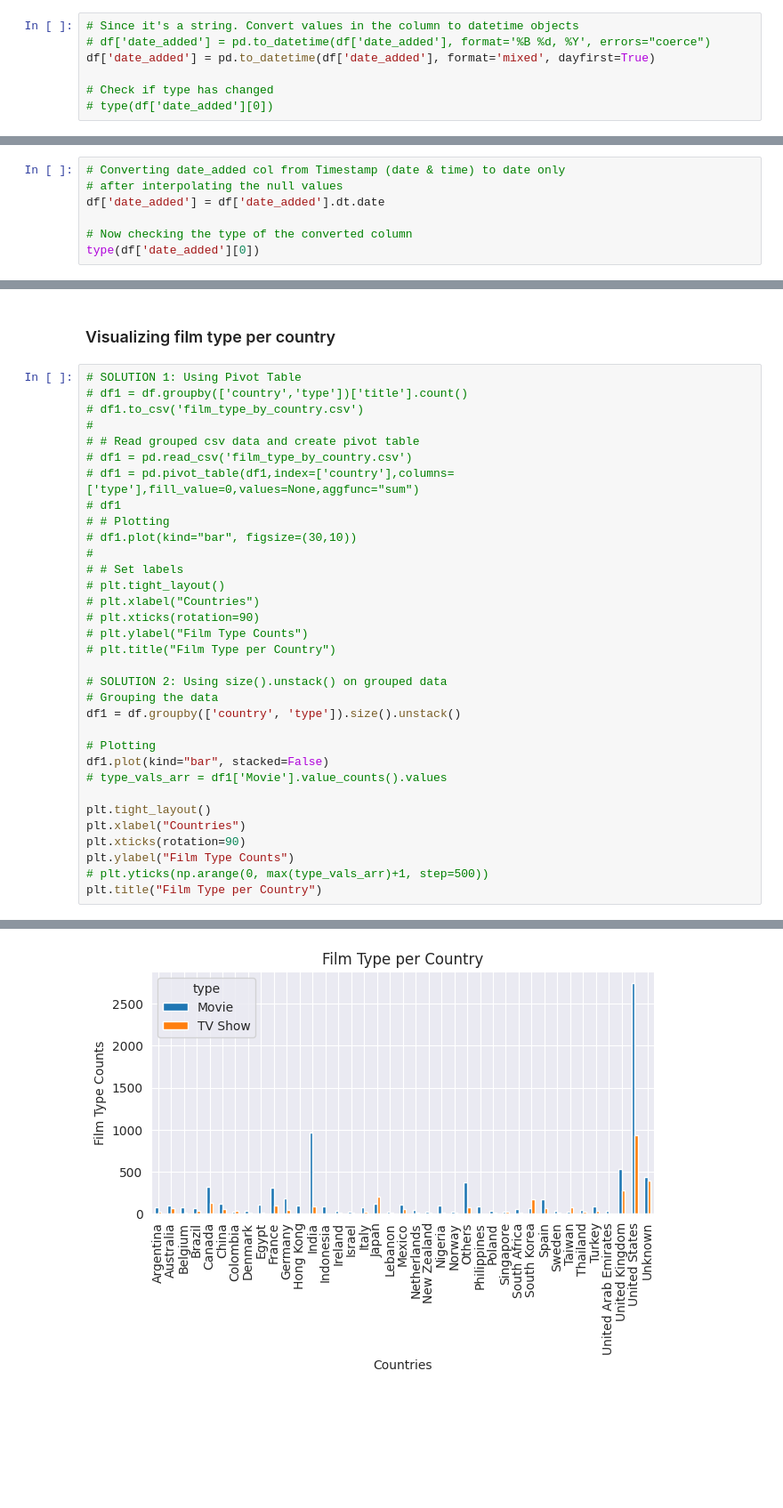
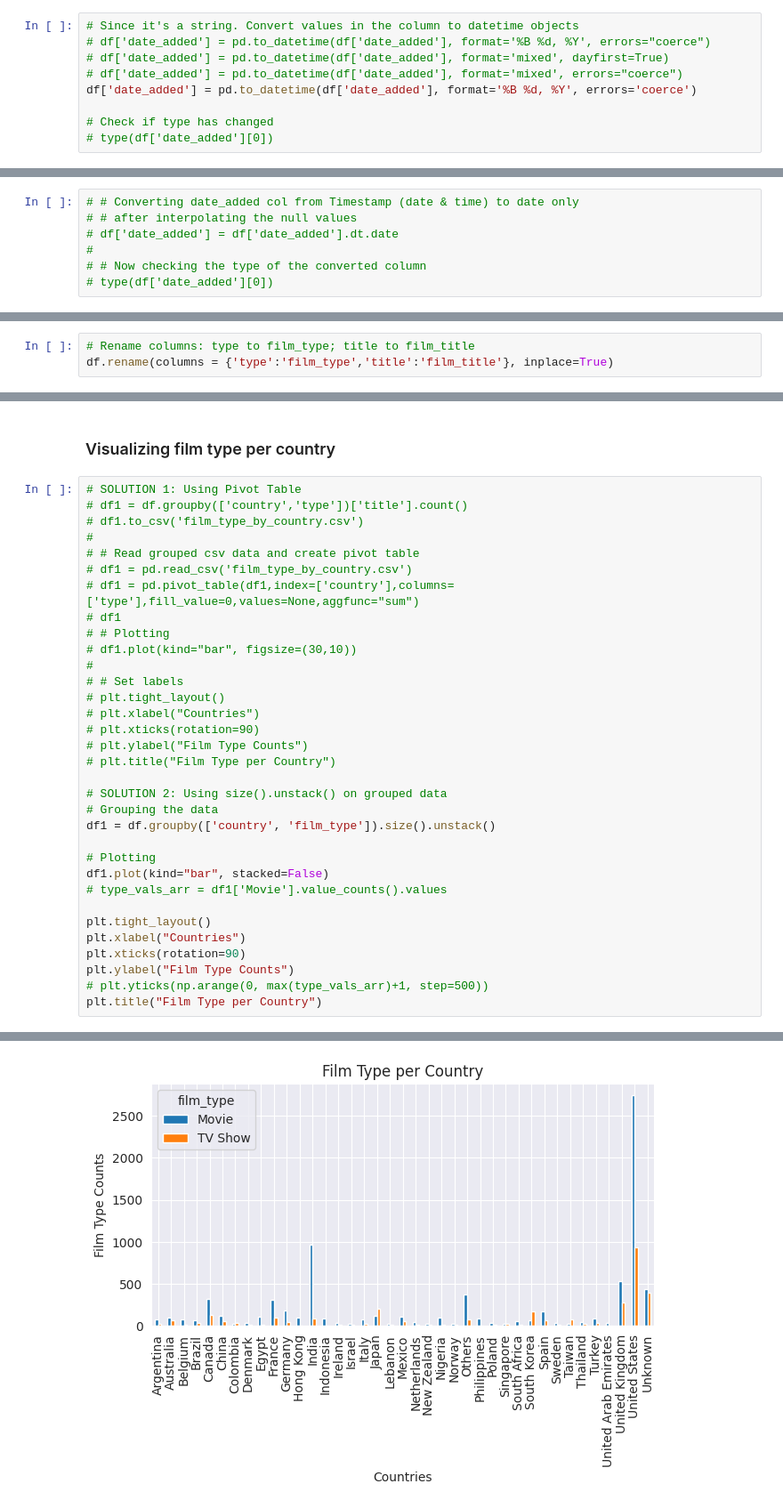
Before and after one commit to mutumagitonga/Netflix-Movies-and-TV-Shows-Data-Analysis, a Jupyter notebook: netflix_movies_and_shows.ipynb, the cells around one changed output, grey strips where cells are left out. Shown at 89% size. Cells and saved outputs as stored; diff of their text form; blank space fills up the shorter version.

```diff
--- a/netflix_movies_and_shows.ipynb
+++ b/netflix_movies_and_shows.ipynb
@@ -304,7 +304,9 @@ str
 # %%
 # Since it's a string. Convert values in the column to datetime objects
 # df['date_added'] = pd.to_datetime(df['date_added'], format='%B %d, %Y', errors="coerce")
-df['date_added'] = pd.to_datetime(df['date_added'], format='mixed', dayfirst=True)
+# df['date_added'] = pd.to_datetime(df['date_added'], format='mixed', dayfirst=True)
+# df['date_added'] = pd.to_datetime(df['date_added'], format='mixed', errors="coerce")
+df['date_added'] = pd.to_datetime(df['date_added'], format='%B %d, %Y', errors='coerce')
 
 # Check if type has changed
 # type(df['date_added'][0])
@@ -373,7 +421,7 @@ null_date_added_rows_plus_adjacent_ones
 # %%
-# Converting date_added col from Timestamp (date & time) to date only
-# after interpolating the null values
-df['date_added'] = df['date_added'].dt.date
-
-# Now checking the type of the converted column
-type(df['date_added'][0])
+# # Converting date_added col from Timestamp (date & time) to date only
+# # after interpolating the null values
+# df['date_added'] = df['date_added'].dt.date
+#
+# # Now checking the type of the converted column
+# type(df['date_added'][0])
@@ -579,3 +627,6 @@ df[df['title'] == "Sankofa"]
+# %%
+# Rename columns: type to film_type; title to film_title
+df.rename(columns = {'type':'film_type','title':'film_title'}, inplace=True)
 # %% [markdown]
 # DATA VISUALIZATION SECTION
 # %% [markdown]
@@ -725,32 +776,32 @@ df.head(10)
 #
 # # Read grouped csv data and create pivot table
 # df1 = pd.read_csv('film_type_by_country.csv')
 # df1 = pd.pivot_table(df1,index=['country'],columns=['type'],fill_value=0,values=None,aggfunc="sum")
 # df1
 # # Plotting
 # df1.plot(kind="bar", figsize=(30,10))
 #
 # # Set labels
 # plt.tight_layout()
 # plt.xlabel("Countries")
 # plt.xticks(rotation=90)
 # plt.ylabel("Film Type Counts")
 # plt.title("Film Type per Country")
 
 # SOLUTION 2: Using size().unstack() on grouped data
 # Grouping the data
-df1 = df.groupby(['country', 'type']).size().unstack()
+df1 = df.groupby(['country', 'film_type']).size().unstack()
 
 # Plotting
 df1.plot(kind="bar", stacked=False)
 # type_vals_arr = df1['Movie'].value_counts().values
 
 plt.tight_layout()
 plt.xlabel("Countries")
 plt.xticks(rotation=90)
 plt.ylabel("Film Type Counts")
 # plt.yticks(np.arange(0, max(type_vals_arr)+1, step=500))
 plt.title("Film Type per Country")
 # %% [output]
 Text(0.5, 1.0, 'Film Type per Country')
-[figure, old version]
+[figure, new version]
```
Also changed, not shown: parts of 16 cells of this notebook.
